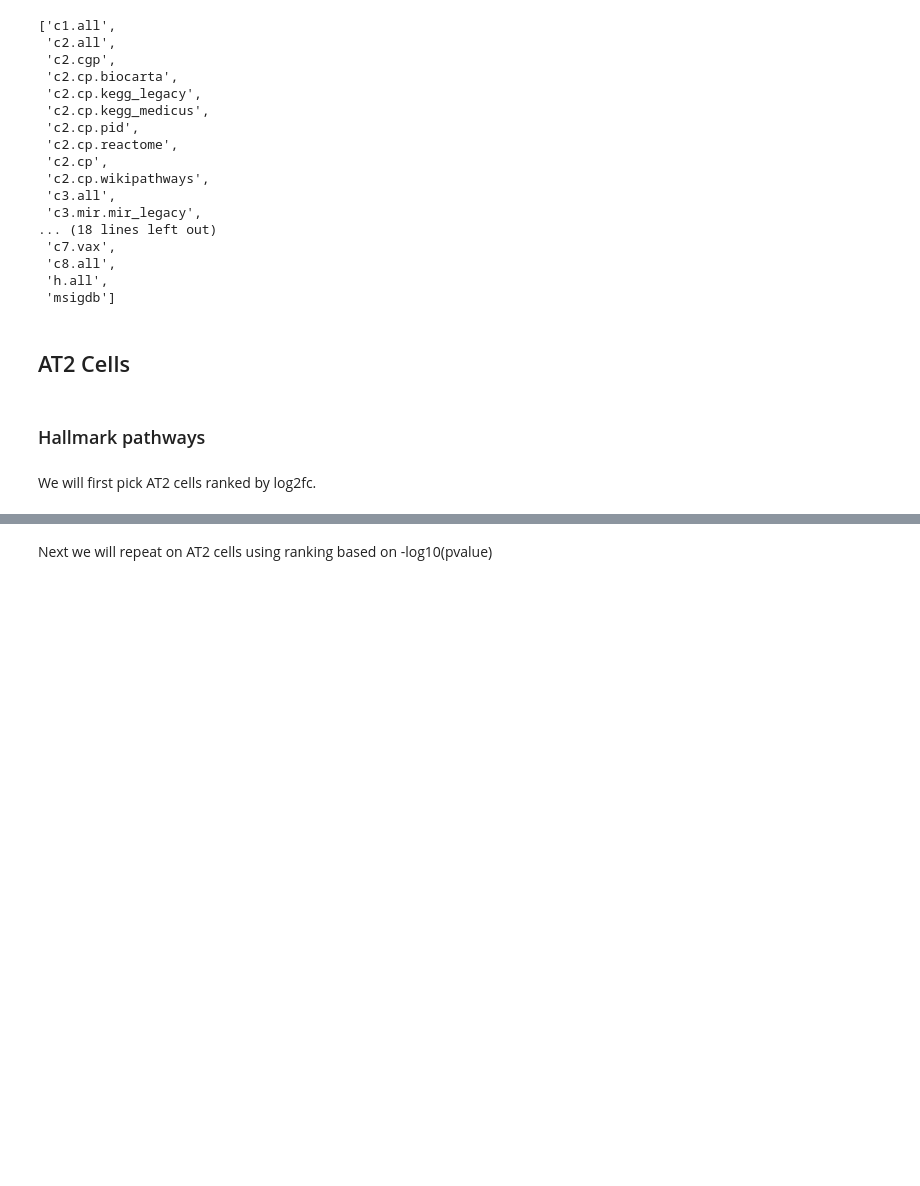
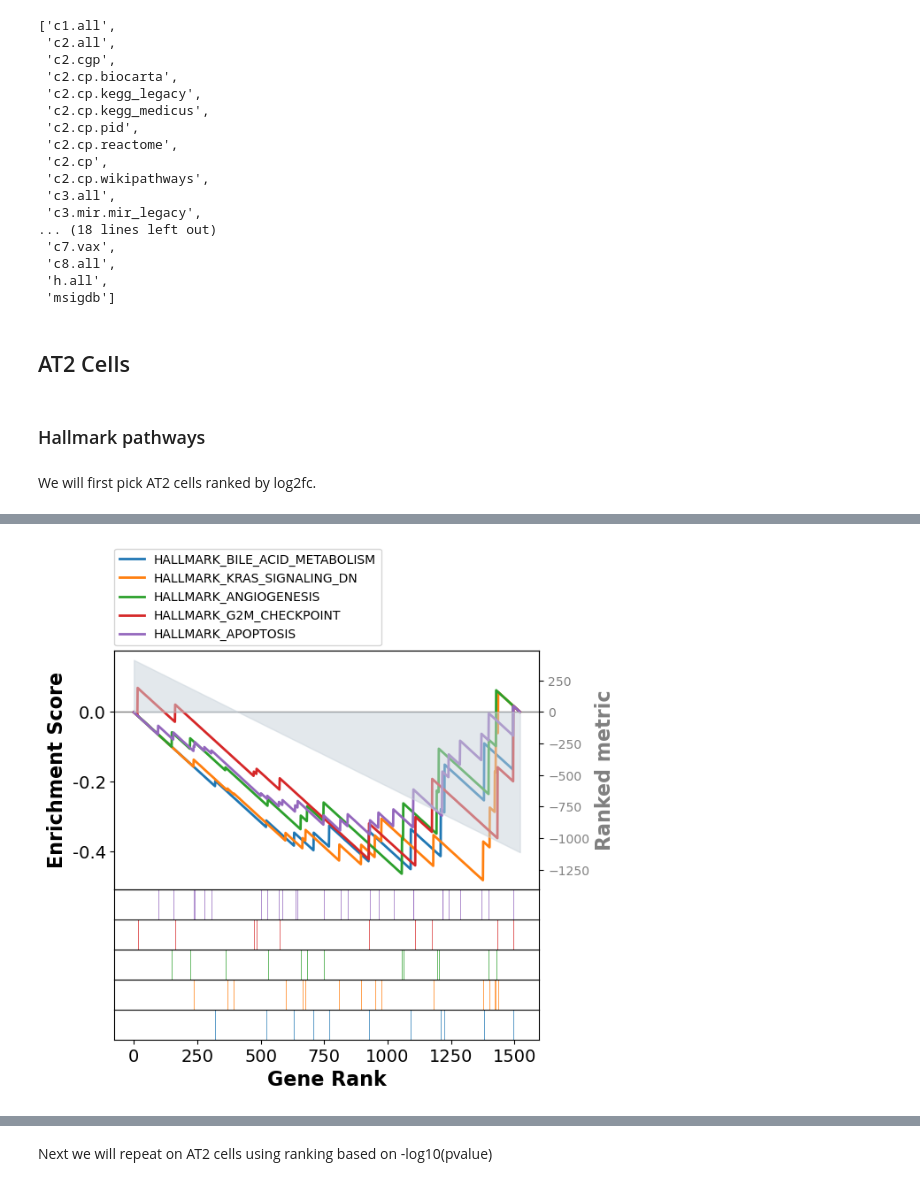
Before and after one commit to laurenflynn/czi_integration, a Jupyter notebook: src/09_gsea.ipynb, the cells around one changed output, grey strips where cells are left out. Saved outputs shown, nothing was run; the diff lists cells and outputs as text; code cells hidden in the pictures; blank space fills up the shorter version.

Commit message:
added swoosh and dot plots to gsea

```diff
--- a/src/09_gsea.ipynb
+++ b/src/09_gsea.ipynb
@@ -277,0 +288,9 @@ pre_res = gp.prerank(rnk = prerank_list[["gene_symbol", "log2fc_ranks"]],
+# %%
+# Swoosh plot of enrichment scores
+axs = pre_res.plot(terms=terms[0:5],
+                   #legend_kws={'loc': (1.2, 0)}, # set the legend loc
+                   show_ranking=True, # whether to show the second yaxis
+                   figsize=(3,4)
+                  )
+# %% [output]
+[figure, added]
```
Also changed, not shown: parts of 40 cells of this notebook.
